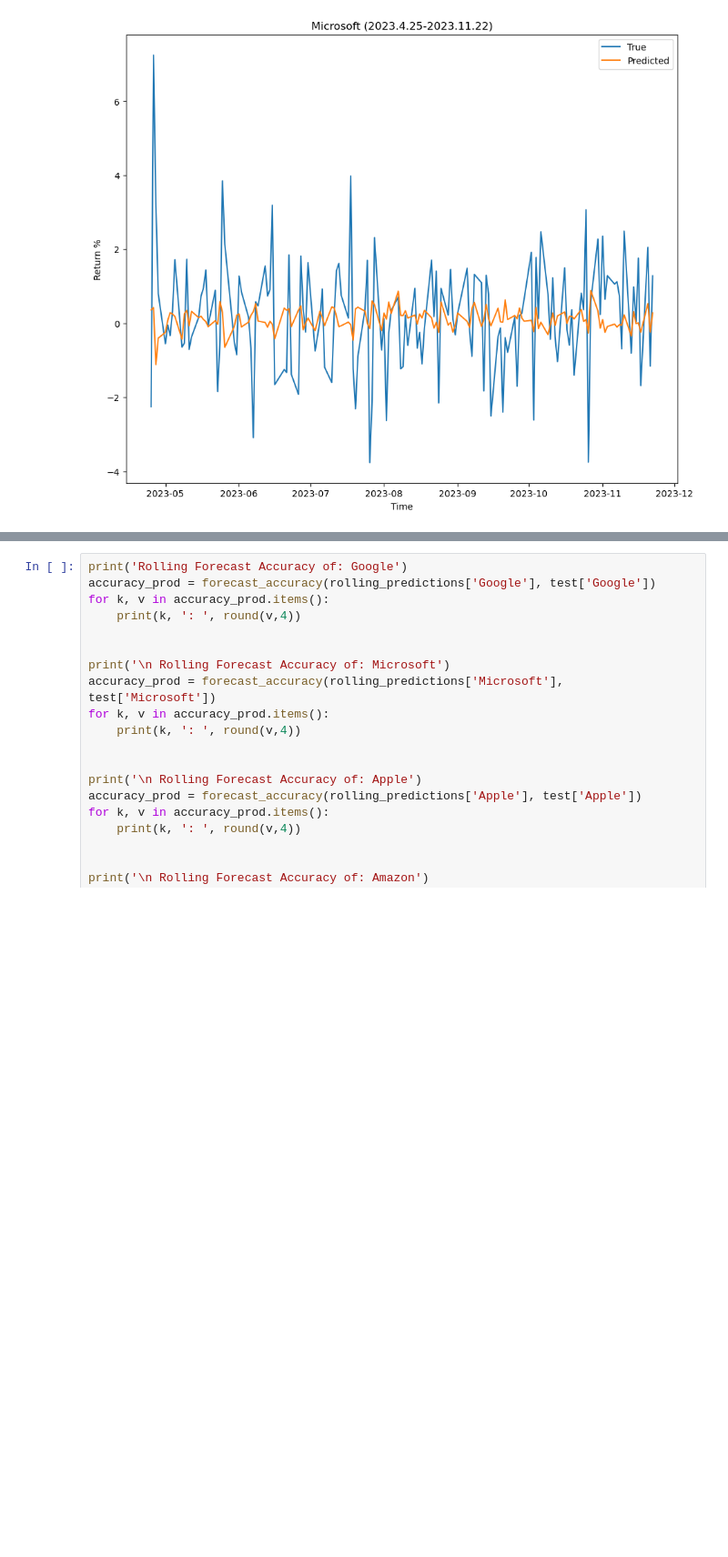
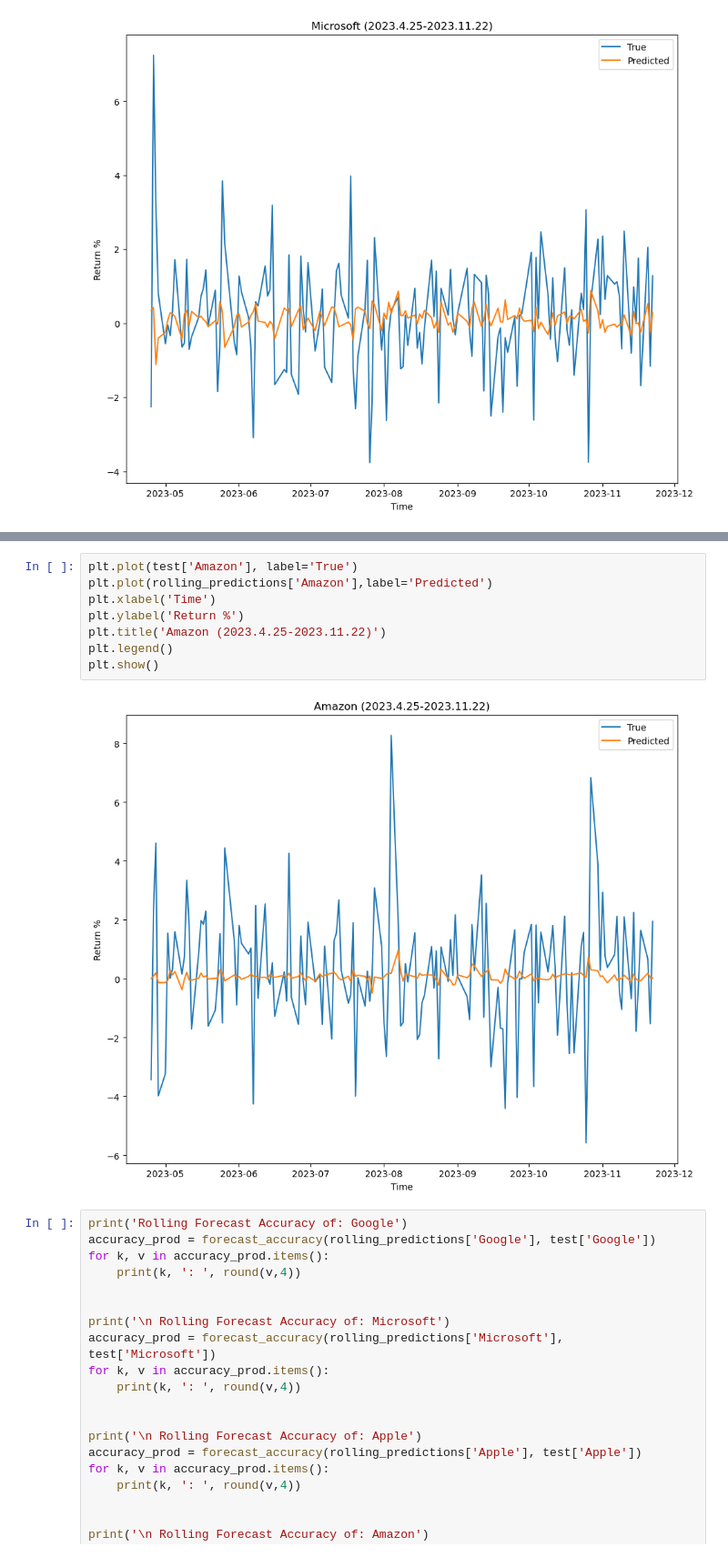
Before and after one commit to JulyAug/Assignment, a Jupyter notebook: VAR Microsoft & Google Stock Price Prediction.ipynb, the cells around one changed output, grey strips where cells are left out. Shown at 91% size. Drawn from its saved outputs; the diff is of its cells as text; blank space fills up the shorter version.

```diff
--- a/VAR Microsoft & Google Stock Price Prediction.ipynb
+++ b/VAR Microsoft & Google Stock Price Prediction.ipynb
@@ -575,3 +587,13 @@ plt.show()
+# %%
+plt.plot(test['Amazon'], label='True')
+plt.plot(rolling_predictions['Amazon'],label='Predicted')
+plt.xlabel('Time')
+plt.ylabel('Return %')
+plt.title('Amazon (2023.4.25-2023.11.22)')
+plt.legend()
+plt.show()
+# %% [output]
+[figure, added]
 # %%
 print('Rolling Forecast Accuracy of: Google')
 accuracy_prod = forecast_accuracy(rolling_predictions['Google'], test['Google'])
```
Also changed, not shown: parts of 17 cells of this notebook.
